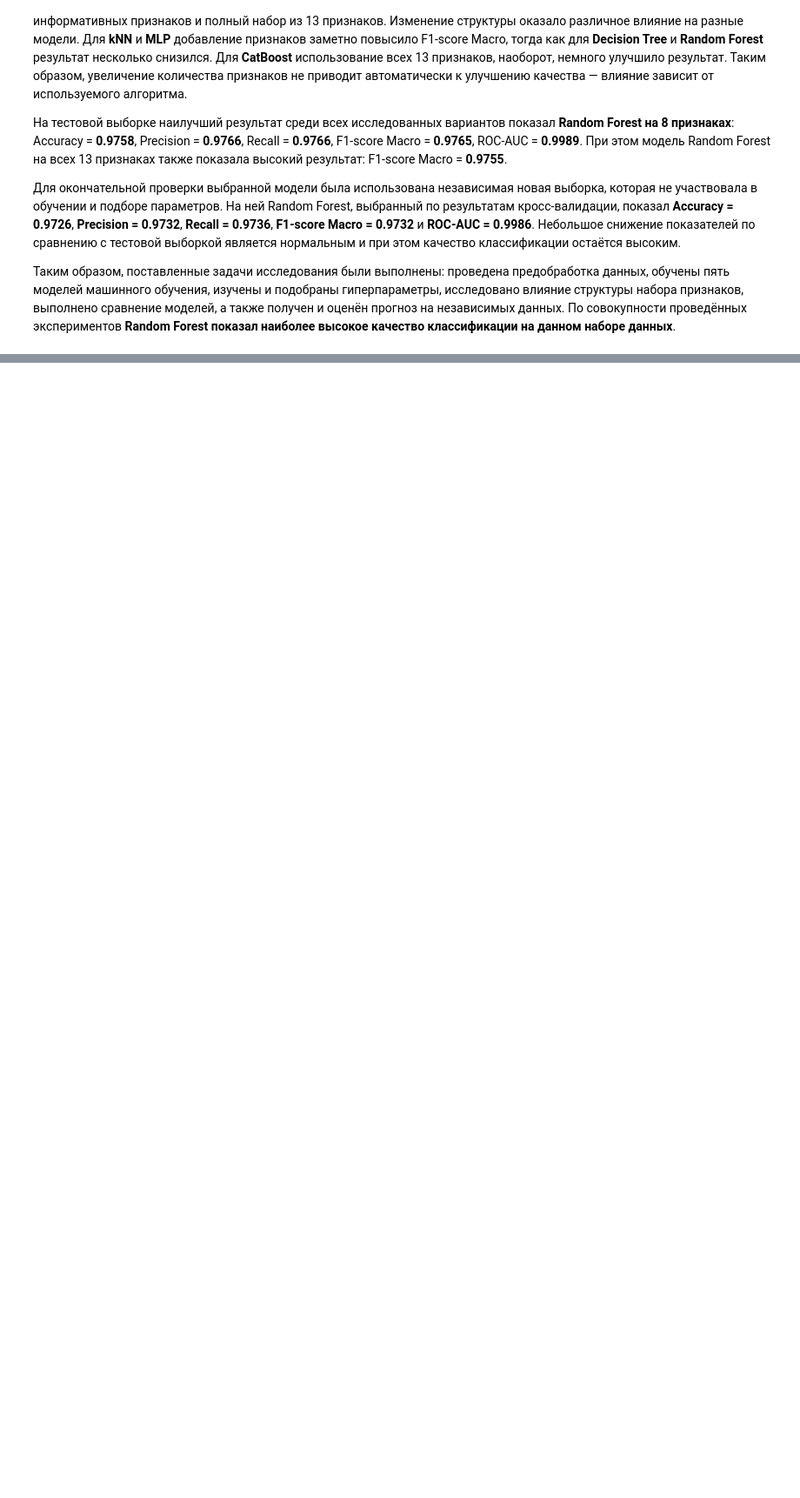
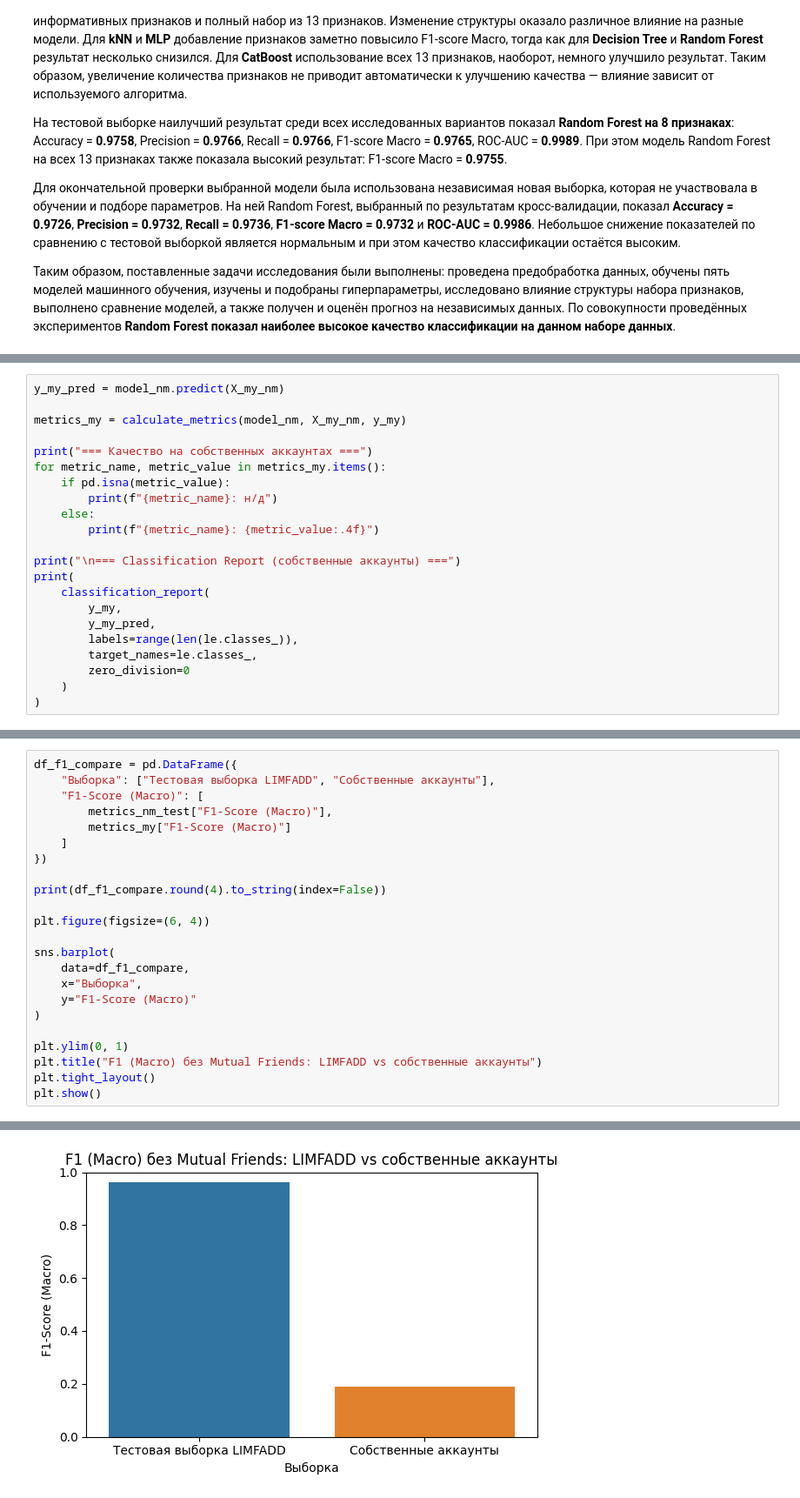
Before and after one commit to VladimirZarodov/ml-instagram-multiclass-fake-detection, a Jupyter notebook: Multi-Class_Fake_Detection.ipynb, the cells around one changed output, grey strips where cells are left out. Shown at 87% size. Cells and saved outputs as stored; diff of their text form; blank space fills up the shorter version.

```diff
--- a/Multi-Class_Fake_Detection.ipynb
+++ b/Multi-Class_Fake_Detection.ipynb
@@ -1265,0 +1536,22 @@ weighted avg       0.97      0.97      0.97      2887
+# %%
+y_my_pred = model_nm.predict(X_my_nm)
+
+metrics_my = calculate_metrics(model_nm, X_my_nm, y_my)
+
+print("=== Качество на собственных аккаунтах ===")
+for metric_name, metric_value in metrics_my.items():
+    if pd.isna(metric_value):
+        print(f"{metric_name}: н/д")
+    else:
+        print(f"{metric_name}: {metric_value:.4f}")
+
+print("\n=== Classification Report (собственные аккаунты) ===")
+print(
+    classification_report(
+        y_my,
+        y_my_pred,
+        labels=range(len(le.classes_)),
+        target_names=le.classes_,
+        zero_division=0
+    )
+)
@@ -1265,0 +1635,24 @@ weighted avg       0.97      0.97      0.97      2887
+# %%
+df_f1_compare = pd.DataFrame({
+    "Выборка": ["Тестовая выборка LIMFADD", "Собственные аккаунты"],
+    "F1-Score (Macro)": [
+        metrics_nm_test["F1-Score (Macro)"],
+        metrics_my["F1-Score (Macro)"]
+    ]
+})
+
+print(df_f1_compare.round(4).to_string(index=False))
+
+plt.figure(figsize=(6, 4))
+
+sns.barplot(
+    data=df_f1_compare,
+    x="Выборка",
+    y="F1-Score (Macro)"
+)
+
+plt.ylim(0, 1)
+plt.title("F1 (Macro) без Mutual Friends: LIMFADD vs собственные аккаунты")
+plt.tight_layout()
+plt.show()
+# %% [output]
@@ -1265,0 +1662 @@ weighted avg       0.97      0.97      0.97      2887
+[figure, added]
```
Also changed, not shown: parts of 26 cells of this notebook, 1 other file.
